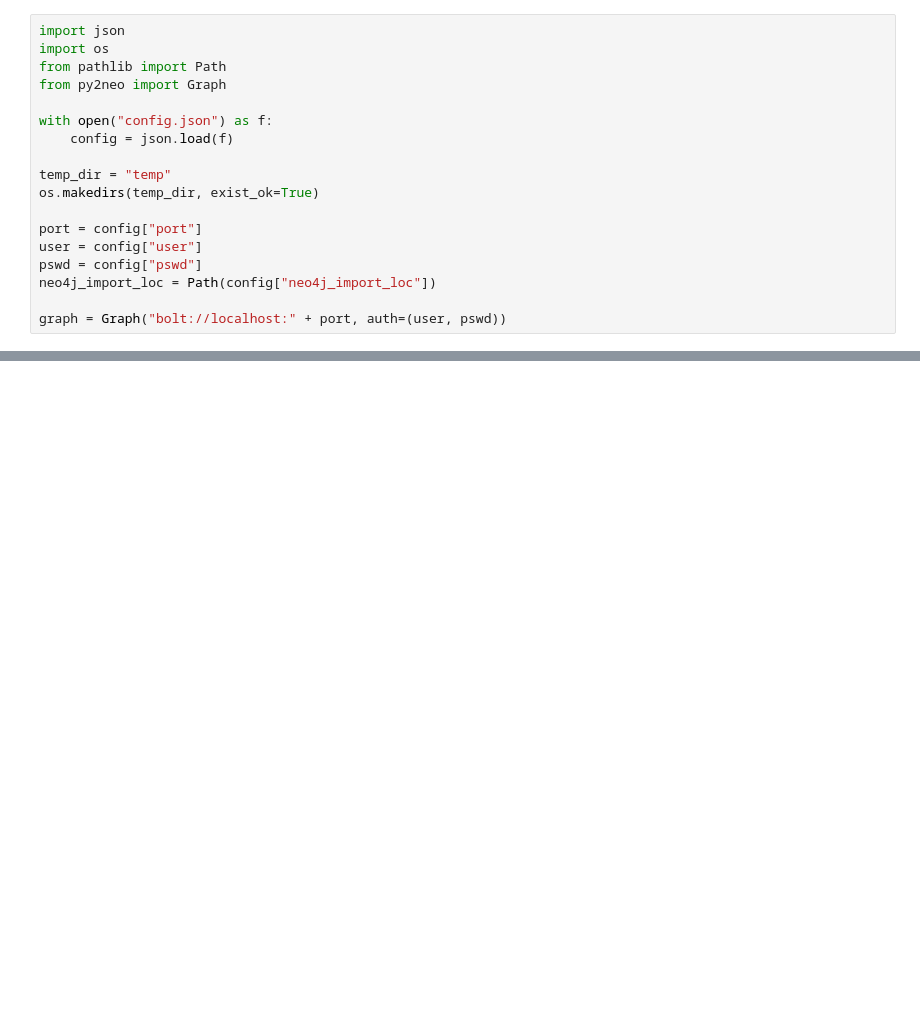
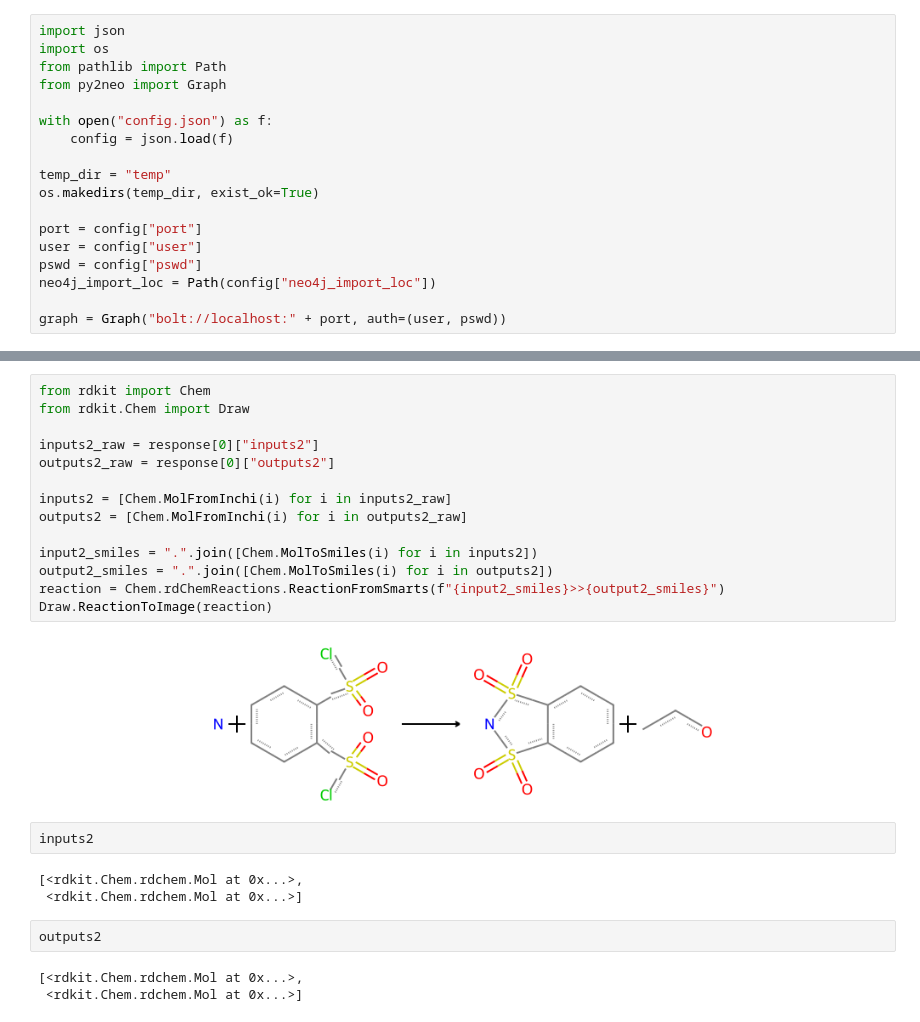
Before and after one commit to wagenrace/openmeasurement_database, a Jupyter notebook: 0005_add_ord/10_co2_to_ethanol.ipynb, the cells around one changed output, grey strips where cells are left out. Saved outputs shown, nothing was run; the diff lists cells and outputs as text; blank space fills up the shorter version.

```diff
--- a/0005_add_ord/10_co2_to_ethanol.ipynb
+++ b/0005_add_ord/10_co2_to_ethanol.ipynb
@@ -63,0 +64,26 @@ graph.run(
+# %%
+from rdkit import Chem
+from rdkit.Chem import Draw
+
+inputs2_raw = response[0]["inputs2"]
+outputs2_raw = response[0]["outputs2"]
+
+inputs2 = [Chem.MolFromInchi(i) for i in inputs2_raw]
+outputs2 = [Chem.MolFromInchi(i) for i in outputs2_raw]
+
+input2_smiles = ".".join([Chem.MolToSmiles(i) for i in inputs2])
+output2_smiles = ".".join([Chem.MolToSmiles(i) for i in outputs2])
+reaction = Chem.rdChemReactions.ReactionFromSmarts(f"{input2_smiles}>>{output2_smiles}")
+Draw.ReactionToImage(reaction)
+# %% [output]
+[figure, added]
+# %%
+inputs2
+# %% [output]
+[<rdkit.Chem.rdchem.Mol at 0x...>,
+ <rdkit.Chem.rdchem.Mol at 0x...>]
+# %%
+outputs2
+# %% [output]
+[<rdkit.Chem.rdchem.Mol at 0x...>,
+ <rdkit.Chem.rdchem.Mol at 0x...>]
```
Also changed, not shown: parts of 4 cells of this notebook.
